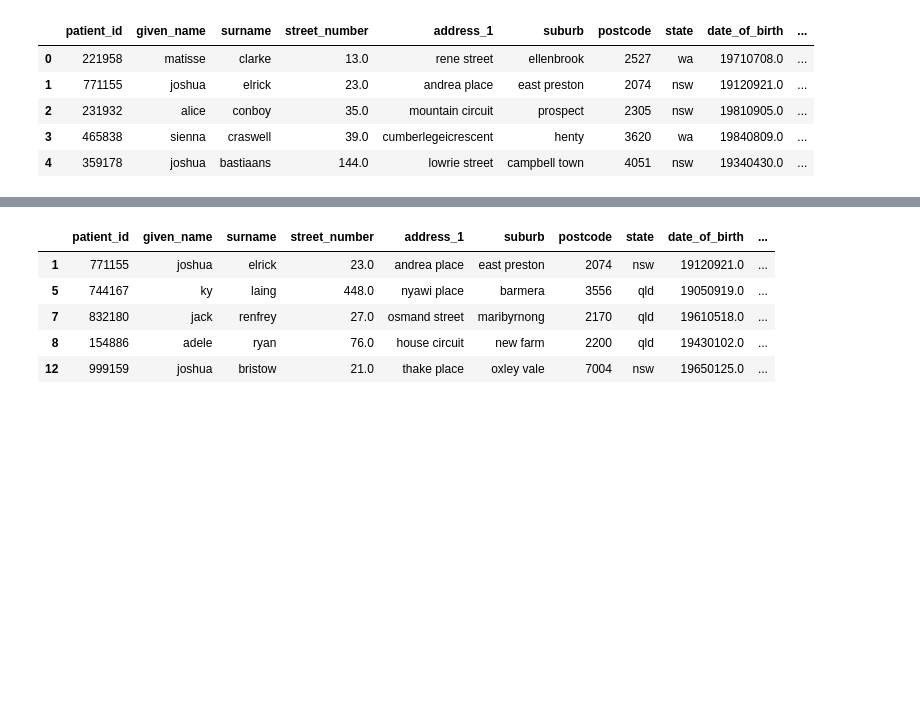
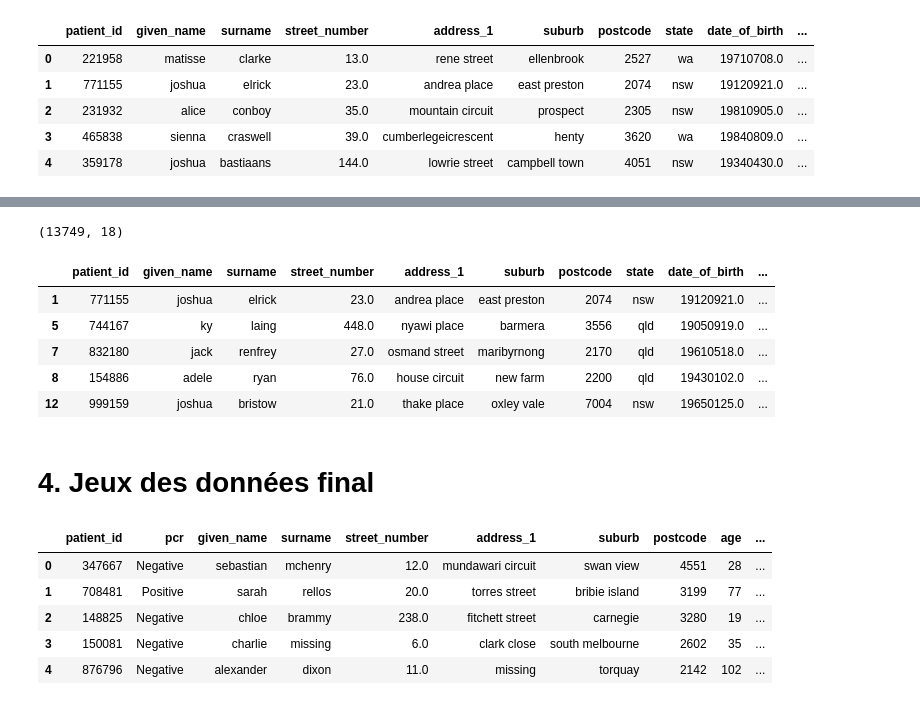
Before and after one commit to opsabarsec/Cleaning-and-EDA-Australian-COVID-19-data-, a Jupyter notebook: Australia_COVID-19_notebook_1.ipynb, the cells around one changed output, grey strips where cells are left out. Cells and saved outputs as stored; diff of their text form; code cells hidden in the pictures; blank space fills up the shorter version.

Commit message:
inner join of clean dataframes

```diff
--- a/Australia_COVID-19_notebook_1.ipynb
+++ b/Australia_COVID-19_notebook_1.ipynb
@@ -632,7 +694,8 @@ The process took: 0hour:29min:19sec
 # %%
-#print(df_patient_deduped.shape)
+print(df_patient_deduped.shape)
 df_patient_deduped.head()
 # %% [output]
+(13749, 18)
 |  | patient_id | given_name | surname | street_number | address_1 | suburb | postcode | state | date_of_birth | ... |
 | 1 | 771155 | joshua | elrick | 23.0 | andrea place | east preston | 2074 | nsw | 19120921.0 | ... |
 | 5 | 744167 | ky | laing | 448.0 | nyawi place | barmera | 3556 | qld | 19050919.0 | ... |
@@ -653,0 +705,16 @@ duplicate_phone_id[:6]
+# %% [markdown]
+# 4. Jeux des données final
+# %%
+df_final =  pd.merge(df_pcr_clean, df_patient_deduped, on='patient_id', how='inner')
+# %%
+drop_these = ['estimated_age', 'state', 'state_inferred', 'fullname_and_postcode','date_of_birth','tested']
+df_final = df_final.drop(columns=drop_these)
+df_final.rename(columns={'state_filled':'state'}, inplace=True)
+df_final.head()
+# %% [output]
+|  | patient_id | pcr | given_name | surname | street_number | address_1 | suburb | postcode | age | ... |
+| 0 | 347667 | Negative | sebastian | mchenry | 12.0 | mundawari circuit | swan view | 4551 | 28 | ... |
+| 1 | 708481 | Positive | sarah | rellos | 20.0 | torres street | bribie island | 3199 | 77 | ... |
+| 2 | 148825 | Negative | chloe | brammy | 238.0 | fitchett street | carnegie | 3280 | 19 | ... |
+| 3 | 150081 | Negative | charlie | missing | 6.0 | clark close | south melbourne | 2602 | 35 | ... |
+| 4 | 876796 | Negative | alexander | dixon | 11.0 | missing | torquay | 2142 | 102 | ... |
```
Also changed, not shown: parts of 17 cells of this notebook, 2 other files.
